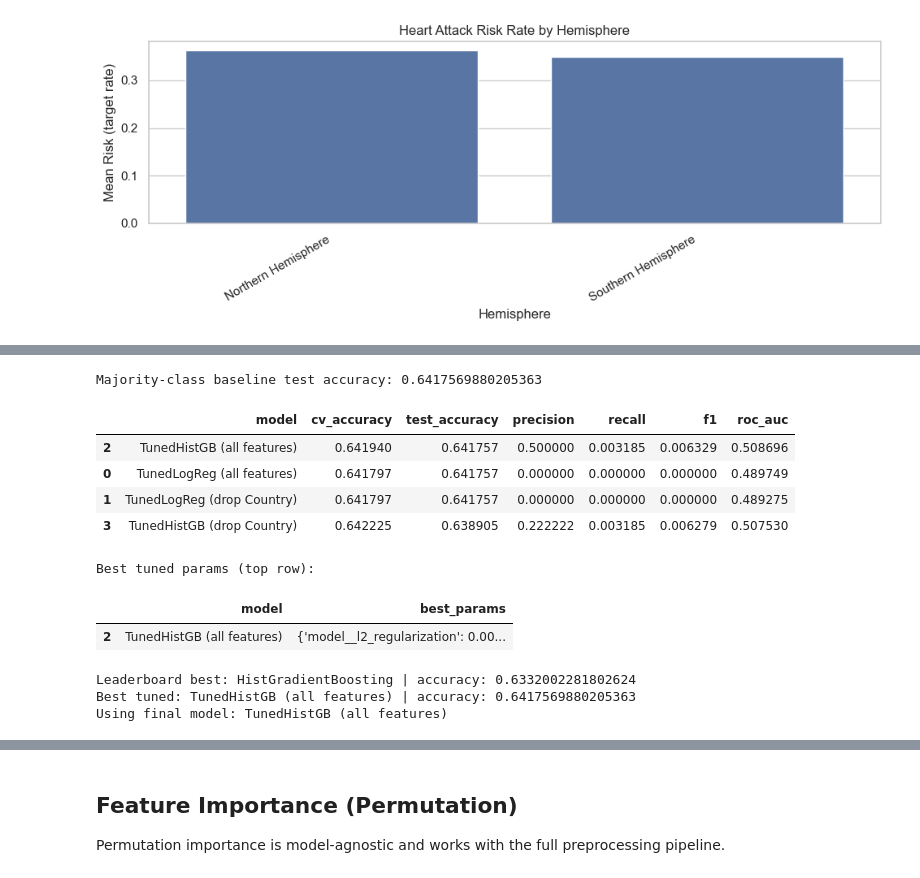
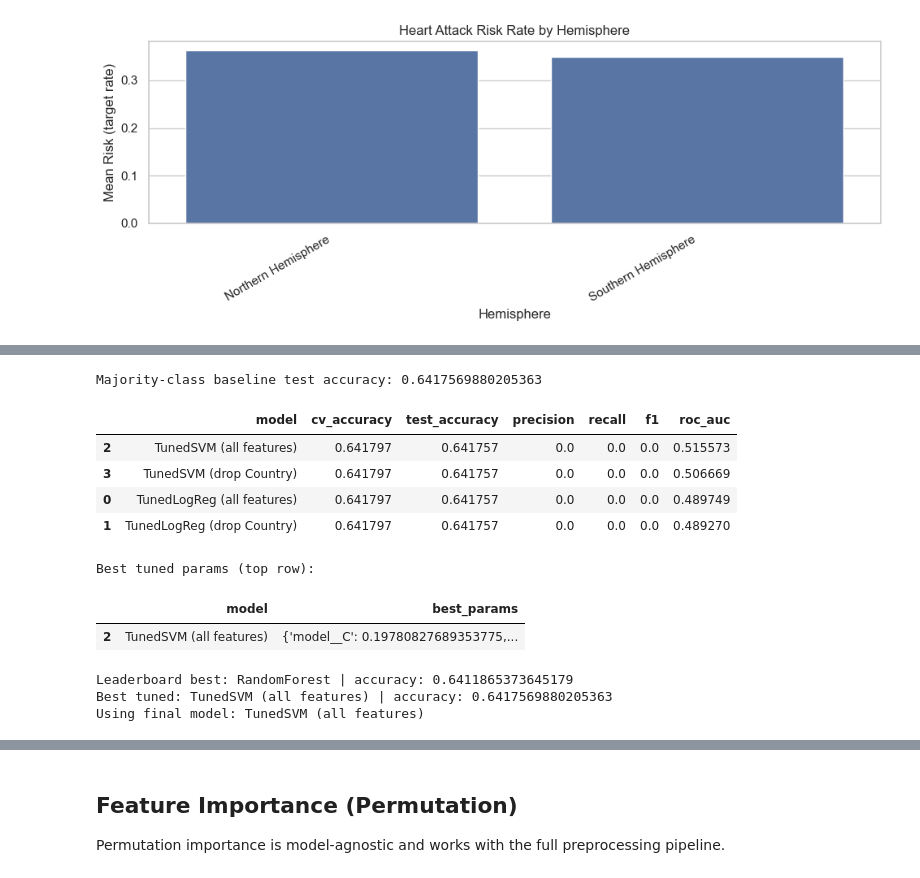
Before and after one commit to OmarHourani01/AI_Project_PSUT, a Jupyter notebook: heart_attack_classification.ipynb, the cells around one changed output, grey strips where cells are left out. Saved outputs shown, nothing was run; the diff lists cells and outputs as text; code cells hidden in the pictures.

```diff
--- a/heart_attack_classification.ipynb
+++ b/heart_attack_classification.ipynb
@@ -466,8 +441,7 @@ models = {
     'LogisticRegression': LogisticRegression(max_iter=3000, class_weight='balanced'),
     'RandomForest': RandomForestClassifier(n_estimators=500, random_state=42, n_jobs=-1, class_weight='balanced_subsample'),
     'GradientBoosting': GradientBoostingClassifier(random_state=42),
-    'HistGradientBoosting': HistGradientBoostingClassifier(random_state=42),
-    'KNN': KNeighborsClassifier(n_neighbors=25),
+    'SVM (SVC)': SVC(kernel='rbf', C=1.0, gamma='scale', probability=True, class_weight='balanced', random_state=42),
 }
 
 results = []
@@ -508,7 +482,7 @@ print('Majority-class baseline test accuracy:', baseline_test_acc)
 
 cv = StratifiedKFold(n_splits=5, shuffle=True, random_state=42)
 
-def tune_and_eval(pipe, param_distributions, label, n_iter=35):
+def tune_and_eval(pipe, param_distributions, label, n_iter=20):
     search = RandomizedSearchCV(
         estimator=pipe,
         param_distributions=param_distributions,
@@ -536,7 +510,7 @@ def tune_and_eval(pipe, param_distributions, label, n_iter=35):
     }
     return best_pipe, preds, proba, metrics
 
-# Feature reduction option 1: L1/ElasticNet Logistic Regression (sparse coefficients)
+# Candidate 1: L1/ElasticNet Logistic Regression (sparse coefficients)
 lr_base = LogisticRegression(solver='saga', max_iter=12000, n_jobs=-1)
 lr_pipe_full = Pipeline(steps=[('preprocess', preprocess), ('model', lr_base)])
 lr_params = {
@@ -546,7 +520,24 @@ lr_params = {
     'model__l1_ratio': np.linspace(0.05, 0.95, 10),
 }
 
-# Feature reduction option 2: drop high-cardinality 'Country' (often noisy in this dataset)
+# Candidate 2: SVM (SVC) with probability outputs for ROC/PR curves
+svm_base = SVC(probability=True, random_state=42)
+svm_pipe_full = Pipeline(steps=[('preprocess', preprocess), ('model', svm_base)])
+svm_params = [
+    {
+        'model__kernel': ['rbf'],
+        'model__C': loguniform(1e-3, 1e2),
+        'model__gamma': loguniform(1e-4, 1e0),
+        'model__class_weight': [None, 'balanced'],
+    },
+    {
+        'model__kernel': ['linear'],
+        'model__C': loguniform(1e-3, 1e2),
+        'model__class_weight': [None, 'balanced'],
+    },
+]
+
+# Optional feature reduction: drop high-cardinality 'Country' (often noisy)
 categorical_features_reduced = [c for c in categorical_features if c != 'Country']
 preprocess_reduced = ColumnTransformer(
     transformers=[
@@ -555,32 +546,16 @@ preprocess_reduced = ColumnTransformer(
     ]
 )
 lr_pipe_reduced = Pipeline(steps=[('preprocess', preprocess_reduced), ('model', lr_base)])
-
-# Stronger non-linear option: HistGradientBoosting (tuned)
-hgb_pipe_full = Pipeline(steps=[
-    ('preprocess', preprocess),
-    ('model', HistGradientBoostingClassifier(random_state=42)),
-])
-hgb_pipe_reduced = Pipeline(steps=[
-    ('preprocess', preprocess_reduced),
-    ('model', HistGradientBoostingClassifier(random_state=42)),
-])
-hgb_params = {
-    'model__learning_rate': loguniform(1e-2, 2e-1),
-    'model__max_depth': [None, 2, 3, 4, 6],
-    'model__max_leaf_nodes': [15, 31, 63, 127],
-    'model__min_samples_leaf': [10, 20, 40, 80],
-    'model__l2_regularization': loguniform(1e-6, 1e-1),
-}
+svm_pipe_reduced = Pipeline(steps=[('preprocess', preprocess_reduced), ('model', svm_base)])
 
 candidates = []
 for pipe, params, label in [
     (lr_pipe_full, lr_params, 'TunedLogReg (all features)'),
     (lr_pipe_reduced, lr_params, 'TunedLogReg (drop Country)'),
-    (hgb_pipe_full, hgb_params, 'TunedHistGB (all features)'),
-    (hgb_pipe_reduced, hgb_params, 'TunedHistGB (drop Country)'),
+    (svm_pipe_full, svm_params, 'TunedSVM (all features)'),
+    (svm_pipe_reduced, svm_params, 'TunedSVM (drop Country)'),
 ]:
-    best_pipe_i, preds_i, proba_i, metrics_i = tune_and_eval(pipe, params, label, n_iter=35)
+    best_pipe_i, preds_i, proba_i, metrics_i = tune_and_eval(pipe, params, label, n_iter=15)
     candidates.append((best_pipe_i, preds_i, proba_i, metrics_i))
 
 summary = pd.DataFrame([m for (_, _, _, m) in candidates]).sort_values(
@@ -606,43 +581,43 @@ best_pipe_tuned, best_preds_tuned, best_proba_tuned, best_metrics_tuned = best_c
 if float(best_metrics_tuned['test_accuracy']) >= best_acc:
     final_name = str(best_metrics_tuned['model'])
     final_pipe = best_pipe_tuned
     final_preds = best_preds_tuned
     final_proba = best_proba_tuned
 else:
     final_name = best_name_str
     final_pipe = fitted[best_name_str]
     final_preds = pred_store[best_name_str]
     final_proba = proba_store[best_name_str]
 
 print('Using final model:', final_name)
 
 # Show how much feature reduction happened (non-zero coefficients) when final model is logistic regression
 if isinstance(final_pipe.named_steps.get('model', None), LogisticRegression) and hasattr(final_pipe.named_steps.get('preprocess', None), 'get_feature_names_out'):
     coef = final_pipe.named_steps['model'].coef_.ravel()
     names = final_pipe.named_steps['preprocess'].get_feature_names_out()
     nonzero = int(np.sum(np.abs(coef) > 1e-12))
     print('Non-zero coefficients:', nonzero, 'out of', coef.size)
     top = pd.Series(np.abs(coef), index=names).sort_values(ascending=False).head(25)
     plt.figure(figsize=(10, 7))
     sns.barplot(x=top.values, y=top.index)
     plt.title('Top 25 Features by |Coefficient| (Final Model)')
     plt.xlabel('|Coefficient|')
     plt.ylabel('Feature')
     plt.tight_layout()
     plt.show()
 # %% [output]
 Majority-class baseline test accuracy: 0.6417569880205363
 |  | model | cv_accuracy | test_accuracy | precision | recall | f1 | roc_auc |
-| 2 | TunedHistGB (all features) | 0.641940 | 0.641757 | 0.500000 | 0.003185 | 0.006329 | 0.508696 |
-| 0 | TunedLogReg (all features) | 0.641797 | 0.641757 | 0.000000 | 0.000000 | 0.000000 | 0.489749 |
-| 1 | TunedLogReg (drop Country) | 0.641797 | 0.641757 | 0.000000 | 0.000000 | 0.000000 | 0.489275 |
-| 3 | TunedHistGB (drop Country) | 0.642225 | 0.638905 | 0.222222 | 0.003185 | 0.006279 | 0.507530 |
+| 2 | TunedSVM (all features) | 0.641797 | 0.641757 | 0.0 | 0.0 | 0.0 | 0.515573 |
+| 3 | TunedSVM (drop Country) | 0.641797 | 0.641757 | 0.0 | 0.0 | 0.0 | 0.506669 |
+| 0 | TunedLogReg (all features) | 0.641797 | 0.641757 | 0.0 | 0.0 | 0.0 | 0.489749 |
+| 1 | TunedLogReg (drop Country) | 0.641797 | 0.641757 | 0.0 | 0.0 | 0.0 | 0.489270 |
 Best tuned params (top row):
 |  | model | best_params |
-| 2 | TunedHistGB (all features) | {'model__l2_regularization': 0.00... |
+| 2 | TunedSVM (all features) | {'model__C': 0.19780827689353775,... |
-Leaderboard best: HistGradientBoosting | accuracy: 0.6332002281802624
-Best tuned: TunedHistGB (all features) | accuracy: 0.6417569880205363
-Using final model: TunedHistGB (all features)
+Leaderboard best: RandomForest | accuracy: 0.6411865373645179
+Best tuned: TunedSVM (all features) | accuracy: 0.6417569880205363
+Using final model: TunedSVM (all features)
 # %%
 # Confusion matrix + curves for the FINAL chosen model
 cm = confusion_matrix(y_test, final_preds)
```
Also changed, not shown: parts of 11 cells of this notebook, 1 other file.
